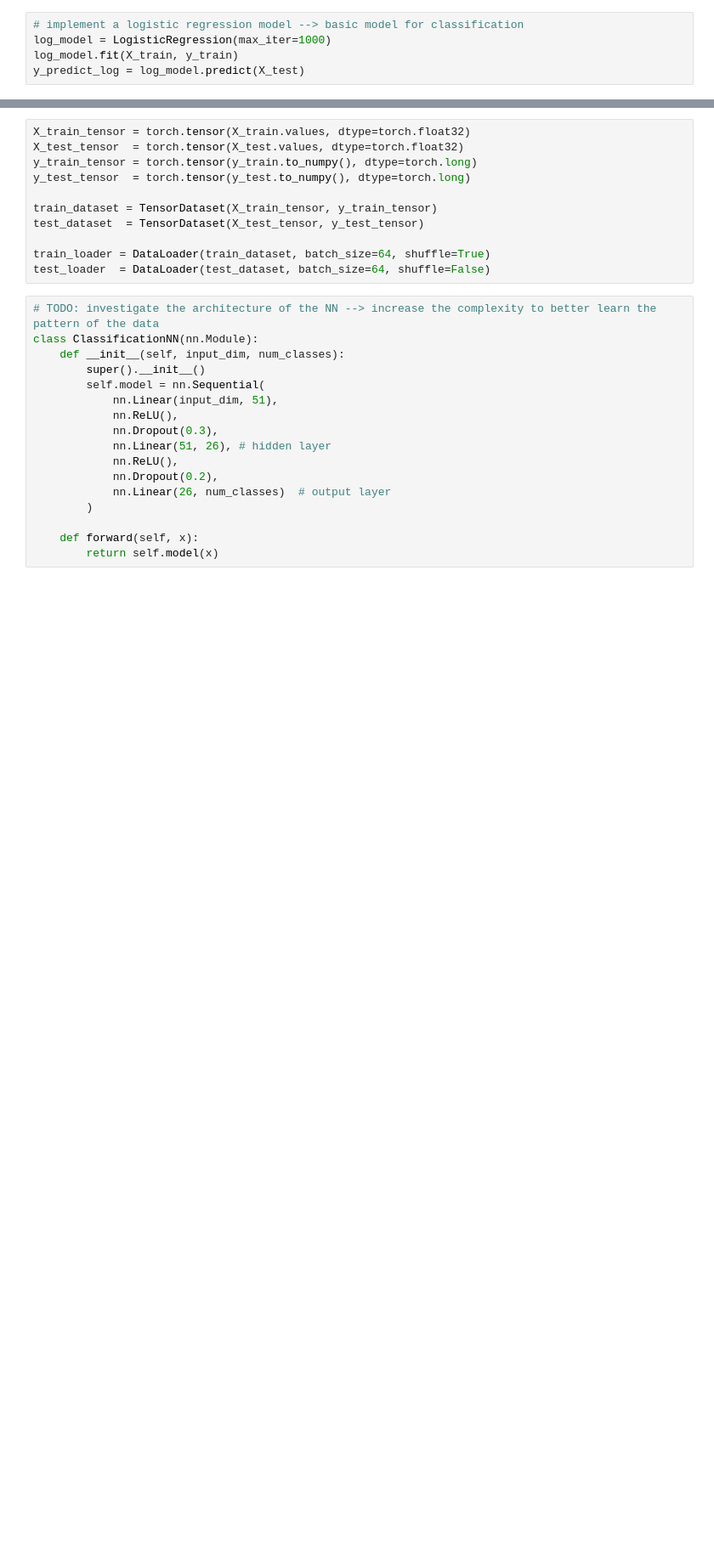
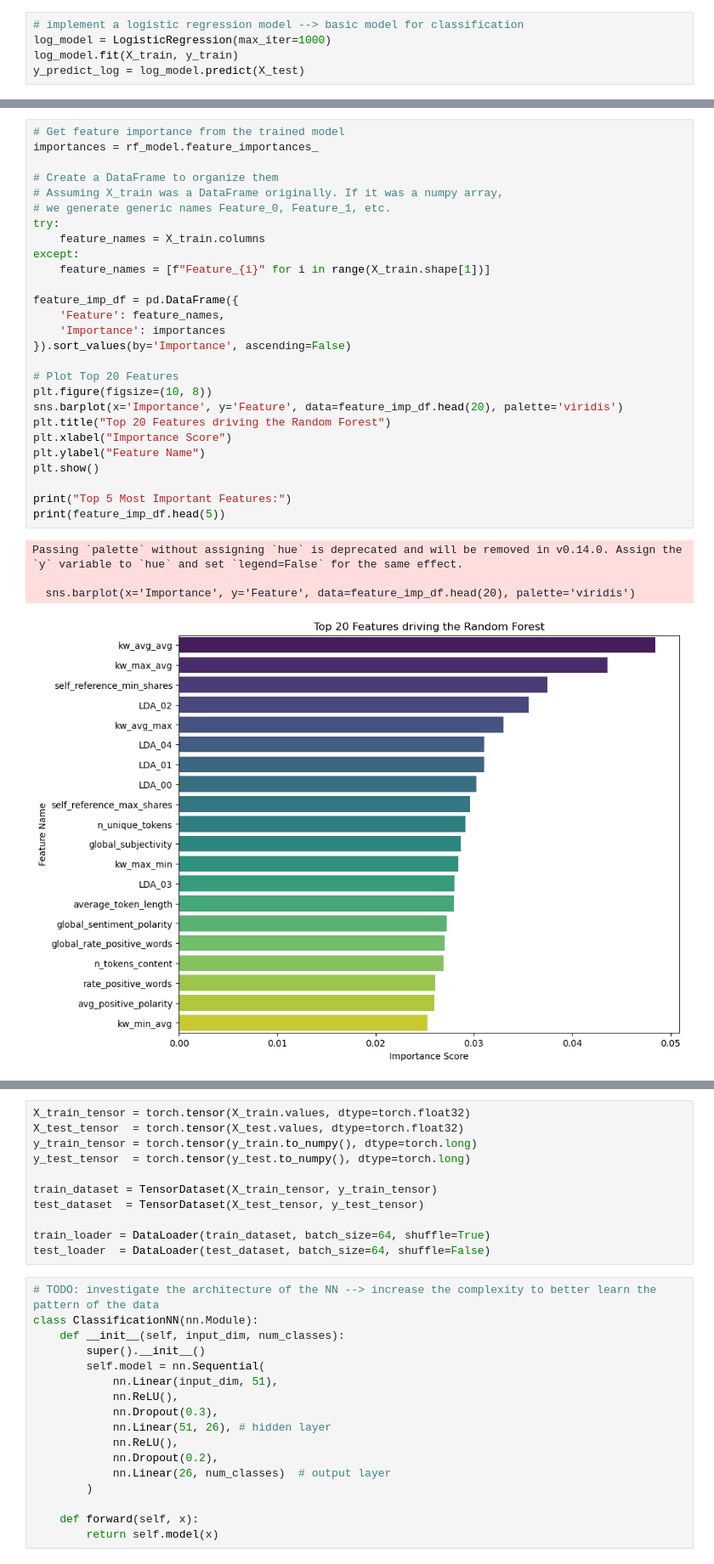
Before and after one commit to madwirblet/CIS4930-Final-Project, a Jupyter notebook: final.ipynb, the cells around one changed output, grey strips where cells are left out. Shown at 85% size. Saved outputs shown, nothing was run; the diff lists cells and outputs as text; blank space fills up the shorter version.

```diff
--- a/final.ipynb
+++ b/final.ipynb
@@ -330,0 +593,32 @@ feature_df = feature_df.sort_values(by='Importance', ascending=False).head(15)
+# %%
+# Get feature importance from the trained model
+importances = rf_model.feature_importances_
+
+# Create a DataFrame to organize them
+# Assuming X_train was a DataFrame originally. If it was a numpy array,
+# we generate generic names Feature_0, Feature_1, etc.
+try:
+    feature_names = X_train.columns
+except:
+    feature_names = [f"Feature_{i}" for i in range(X_train.shape[1])]
+
+feature_imp_df = pd.DataFrame({
+    'Feature': feature_names,
+    'Importance': importances
+}).sort_values(by='Importance', ascending=False)
+
+# Plot Top 20 Features
+plt.figure(figsize=(10, 8))
+sns.barplot(x='Importance', y='Feature', data=feature_imp_df.head(20), palette='viridis')
+plt.title("Top 20 Features driving the Random Forest")
+plt.xlabel("Importance Score")
+plt.ylabel("Feature Name")
+plt.show()
+
+print("Top 5 Most Important Features:")
+print(feature_imp_df.head(5))
+# %% [output]
+Passing `palette` without assigning `hue` is deprecated and will be removed in v0.14.0. Assign the `y` variable to `hue` and set `legend=False` for the same effect.
+
+  sns.barplot(x='Importance', y='Feature', data=feature_imp_df.head(20), palette='viridis')
+[figure, added]
```
Also changed, not shown: parts of 36 cells of this notebook.
